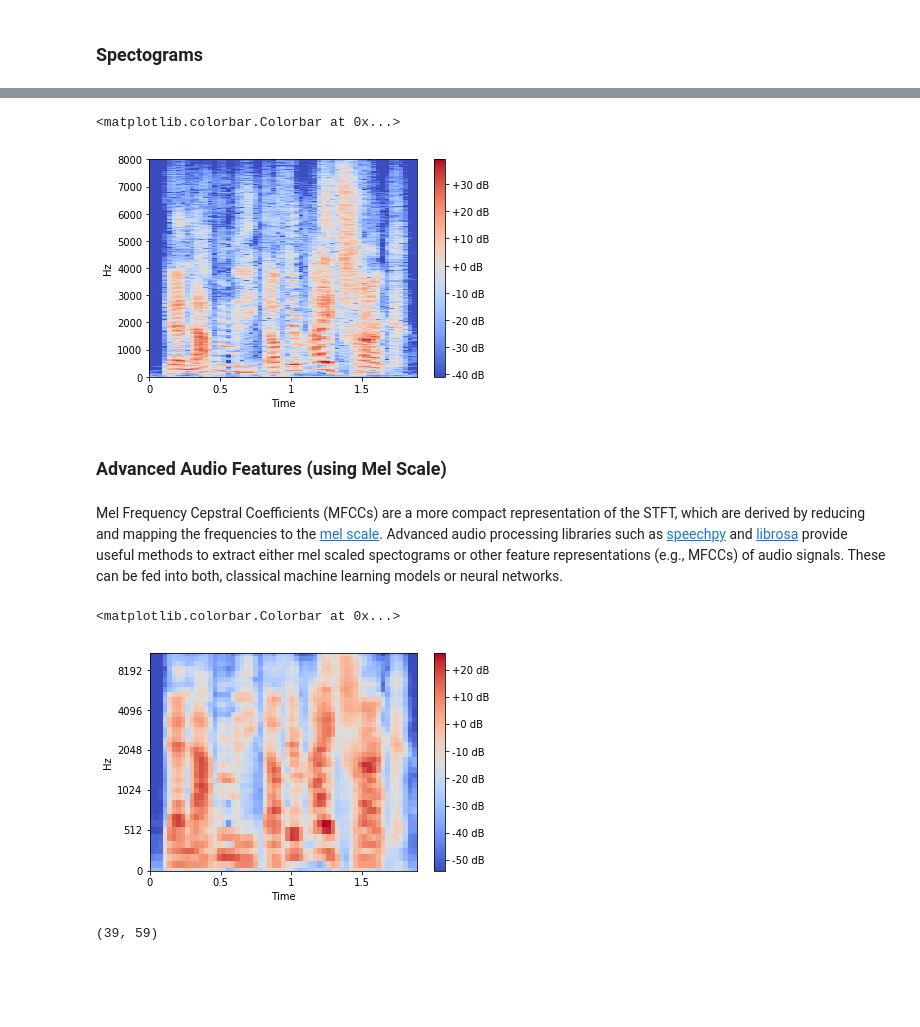
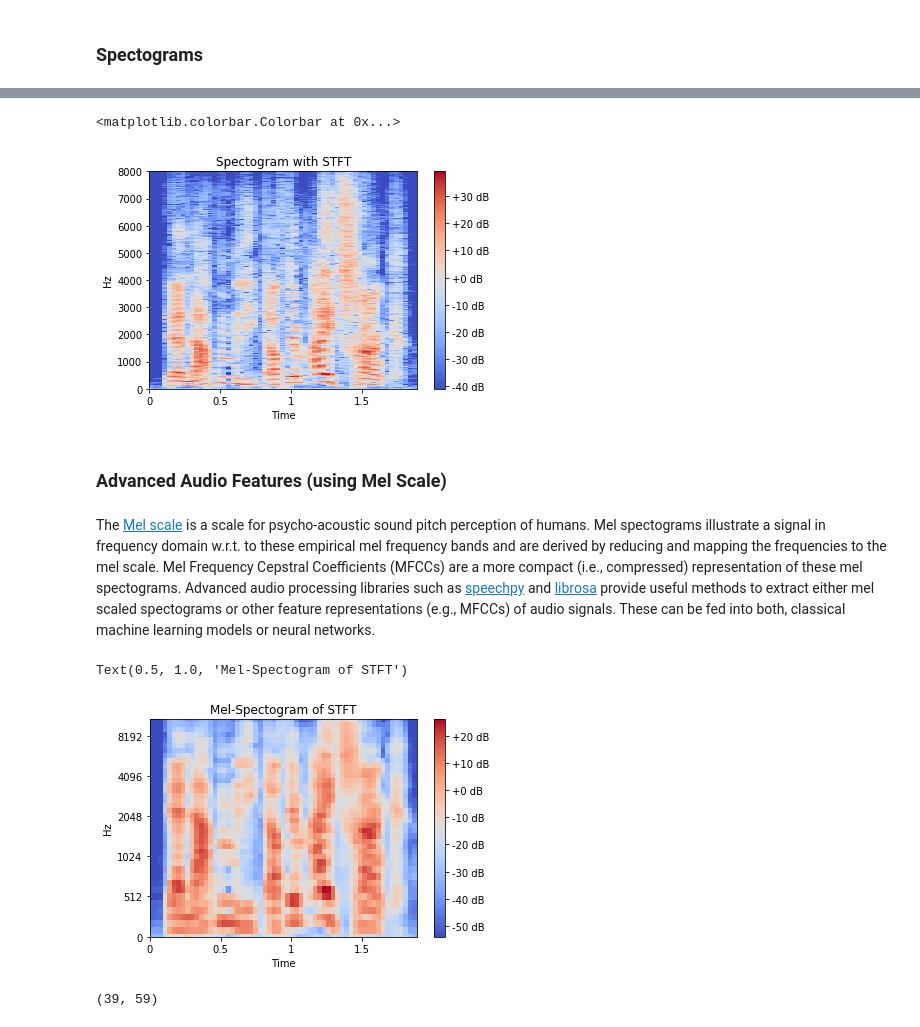
Before and after one commit to delsner/affective-computing-audio, a Jupyter notebook: 05_15_2019_Affective_Computing_Audio.ipynb, the cells around one changed output, grey strips where cells are left out. Saved outputs shown, nothing was run; the diff lists cells and outputs as text; code cells hidden in the pictures; blank space fills up the shorter version.

```diff
--- a/05_15_2019_Affective_Computing_Audio.ipynb
+++ b/05_15_2019_Affective_Computing_Audio.ipynb
@@ -122,19 +132,20 @@ STFT has 1025 frequency bins and 59 frames in time
 # %%
 from librosa.display import specshow
 # human perception of sound intensity is logarithmic in nature
 # log amplitude of signal
 S = librosa.amplitude_to_db(abs(X))
 
 # plot spectogram
 specshow(S, sr=sr, hop_length=hop_length, x_axis='time', y_axis='linear')
+plt.title("Spectogram with STFT")
 plt.colorbar(format='%+2.0f dB')
 # %% [output]
 <matplotlib.colorbar.Colorbar at 0x...>
-[figure, old version]
+[figure, new version]
 # %% [markdown]
 ### Advanced Audio Features (using Mel Scale)
 # %% [markdown]
-Mel Frequency Cepstral Coefficients (MFCCs) are a more compact representation of the STFT, which are derived by reducing and mapping the frequencies to the [mel scale](https://en.wikipedia.org/wiki/Mel_scale).
+The [Mel scale](https://en.wikipedia.org/wiki/Mel_scale) is a scale for psycho-acoustic sound pitch perception of humans. Mel spectograms illustrate a signal in frequency domain w.r.t. to these empirical mel frequency bands and are derived by reducing and mapping the frequencies to the mel scale. Mel Frequency Cepstral Coefficients (MFCCs) are a more compact (i.e., compressed) representation of these mel spectograms.
 Advanced audio processing libraries such as [speechpy](https://speechpy.readthedocs.io/en/latest/content/features.html#mfcc) and [librosa](http://librosa.github.io/librosa/) provide useful methods to extract either mel scaled spectograms or other feature representations (e.g., MFCCs) of audio signals. These can be fed into both, classical machine learning models or neural networks.
 # %%
 # number of mel bands to generate
@@ -152,7 +163,8 @@ S = librosa.power_to_db(S)
 # plot spectogram
 specshow(S, sr=sr, x_axis='time', y_axis='mel')
 plt.colorbar(format='%+2.0f dB')
+plt.title("Mel-Spectogram of STFT")
 # %% [output]
-<matplotlib.colorbar.Colorbar at 0x...>
+Text(0.5, 1.0, 'Mel-Spectogram of STFT')
-[figure, old version]
+[figure, new version]
 # %%
```
Also changed, not shown: parts of 17 cells of this notebook.
